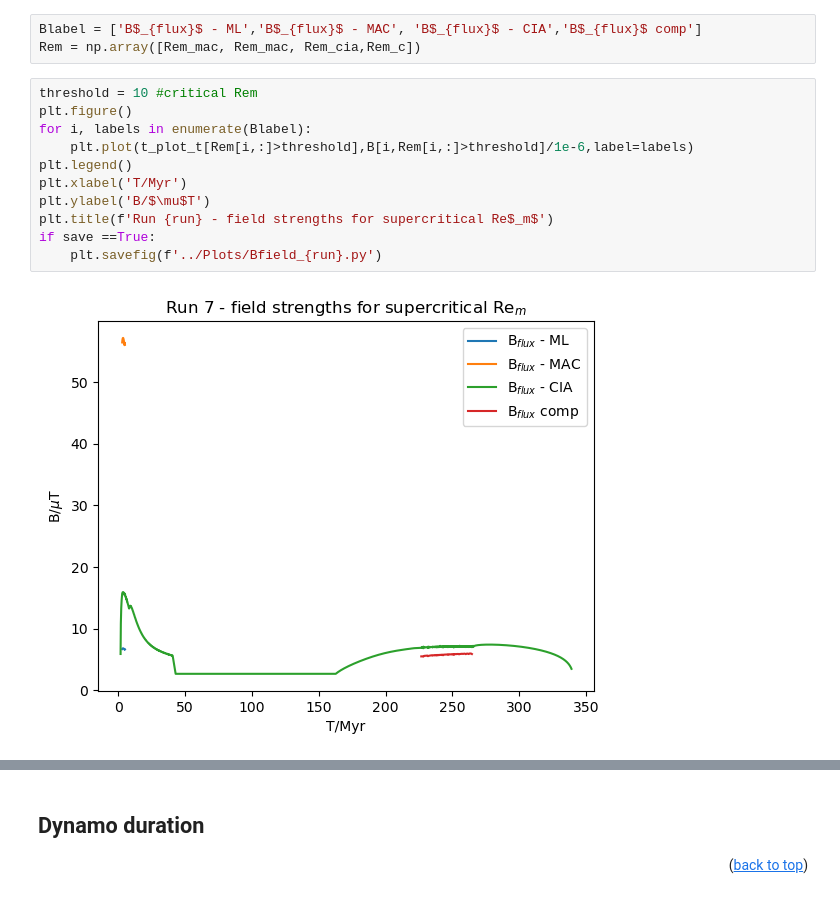
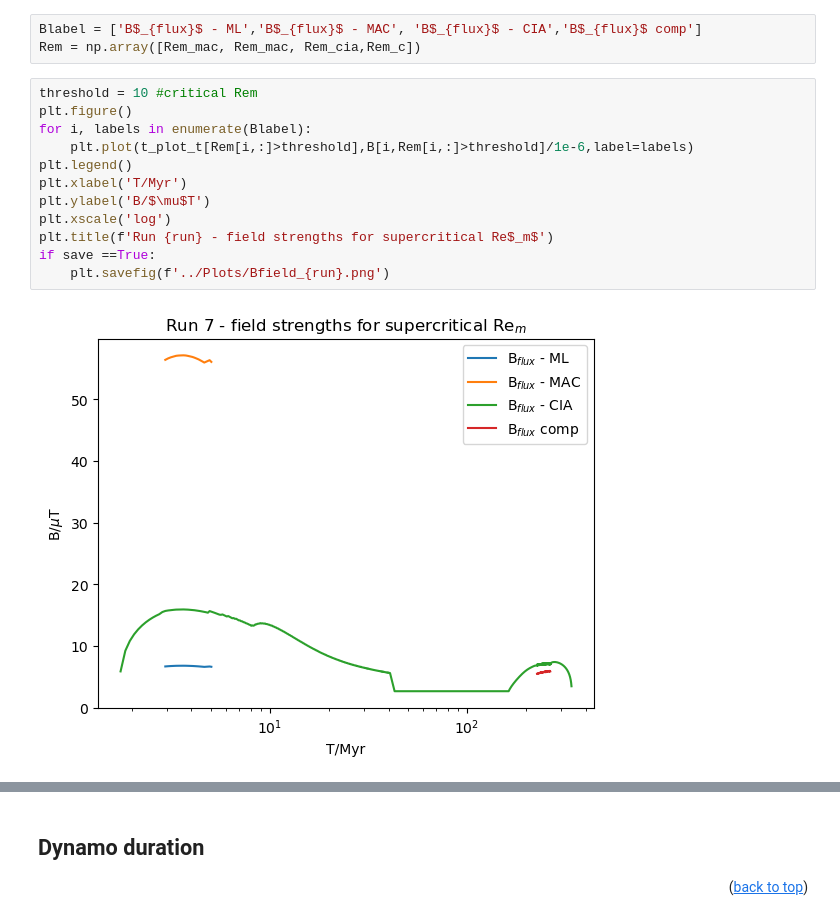
Before and after one commit to Hannah-RS/planetesimal-magnetic-history, a Jupyter notebook: Plotting_scripts/plot_combined.ipynb, the cells around one changed output, grey strips where cells are left out. Saved outputs shown, nothing was run; the diff lists cells and outputs as text.

```diff
--- a/Plotting_scripts/plot_combined.ipynb
+++ b/Plotting_scripts/plot_combined.ipynb
@@ -466,16 +433,17 @@ Rem = np.array([Rem_mac, Rem_mac, Rem_cia,Rem_c])
 # %%
 threshold = 10 #critical Rem
 plt.figure()
 for i, labels in enumerate(Blabel):
     plt.plot(t_plot_t[Rem[i,:]>threshold],B[i,Rem[i,:]>threshold]/1e-6,label=labels)
 plt.legend()
 plt.xlabel('T/Myr')
 plt.ylabel('B/$\mu$T')
+plt.xscale('log')
 plt.title(f'Run {run} - field strengths for supercritical Re$_m$')
 if save ==True:
-    plt.savefig(f'../Plots/Bfield_{run}.py')
+    plt.savefig(f'../Plots/Bfield_{run}.png')
 # %% [output]
-[figure, old version]
+[figure, new version]
 # %%
 plt.figure()
 for i, labels in enumerate(Blabel):
```
Also changed, not shown: parts of 17 cells of this notebook, 1 other file.
